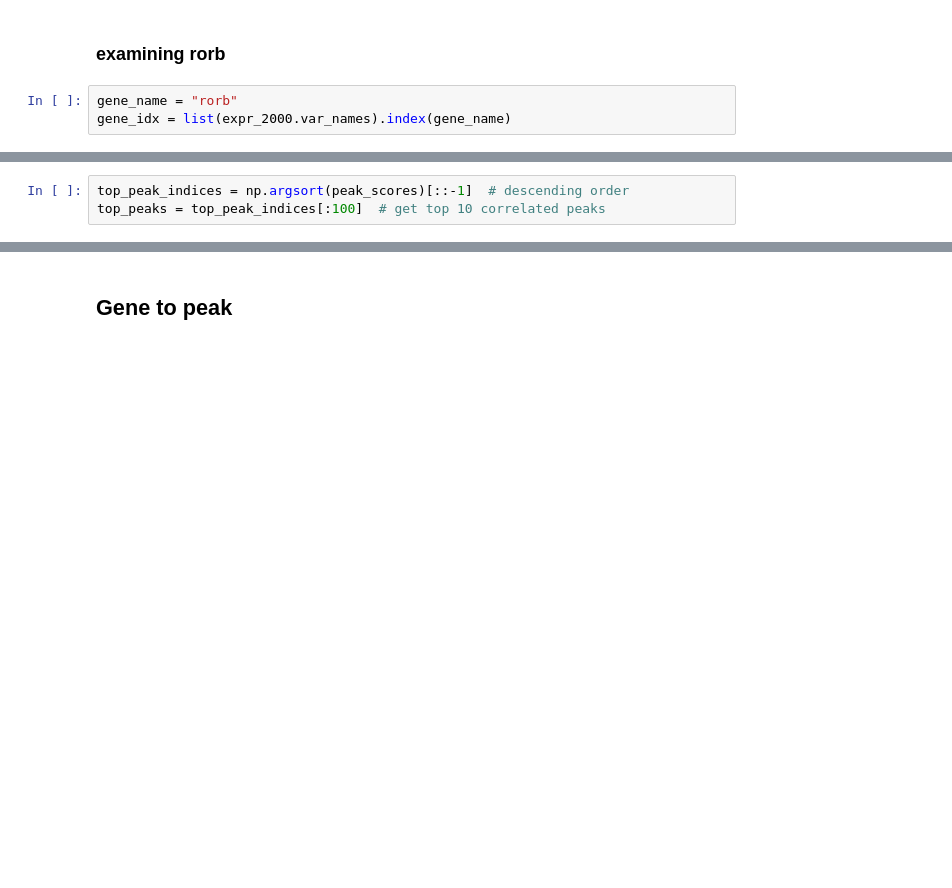
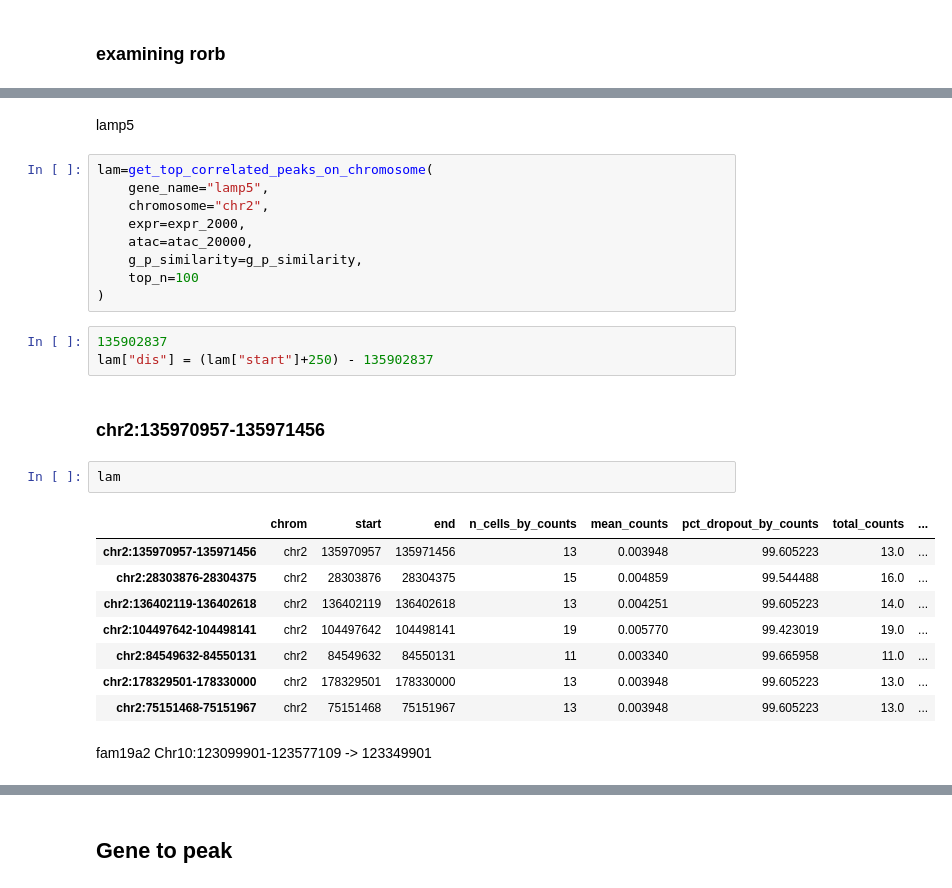
Before and after one commit to l-reich/spatial-chromatin-variability, a Jupyter notebook: src/Descart/Gene-peak_interaction_detection.ipynb, the cells around one changed output, grey strips where cells are left out. Cells and saved outputs as stored; diff of their text form; blank space fills up the shorter version.

```diff
--- a/src/Descart/Gene-peak_interaction_detection.ipynb
+++ b/src/Descart/Gene-peak_interaction_detection.ipynb
@@ -423,6 +400,3 @@ atac_20000[:,19998].var
 | chr6:85906858-85907357 | chr6 | 85906858 | 85907357 | 16 | 0.004859 | 99.514121 | 16.0 | ... |
 # %% [markdown]
 ### examining rorb
-# %%
-gene_name = "rorb"
-gene_idx = list(expr_2000.var_names).index(gene_name)
@@ -431,3 +402,0 @@ peak_scores = g_p_similarity[gene_idx, :]
-# %%
-top_peak_indices = np.argsort(peak_scores)[::-1]  # descending order
-top_peaks = top_peak_indices[:100]  # get top 10 correlated peaks
@@ -519,0 +541,29 @@ array([32094.32136673, 30329.15994038, 30208.41628743, 30089.96306003,
+# %% [markdown]
+lamp5
+# %%
+lam=get_top_correlated_peaks_on_chromosome(
+    gene_name="lamp5",
+    chromosome="chr2",
+    expr=expr_2000,
+    atac=atac_20000,
+    g_p_similarity=g_p_similarity,
+    top_n=100
+)
+# %%
+135902837
+lam["dis"] = (lam["start"]+250) - 135902837
+# %% [markdown]
+### chr2:135970957-135971456
+# %%
+lam
+# %% [output]
+|  | chrom | start | end | n_cells_by_counts | mean_counts | pct_dropout_by_counts | total_counts | ... |
+| chr2:135970957-135971456 | chr2 | 135970957 | 135971456 | 13 | 0.003948 | 99.605223 | 13.0 | ... |
+| chr2:28303876-28304375 | chr2 | 28303876 | 28304375 | 15 | 0.004859 | 99.544488 | 16.0 | ... |
+| chr2:136402119-136402618 | chr2 | 136402119 | 136402618 | 13 | 0.004251 | 99.605223 | 14.0 | ... |
+| chr2:104497642-104498141 | chr2 | 104497642 | 104498141 | 19 | 0.005770 | 99.423019 | 19.0 | ... |
+| chr2:84549632-84550131 | chr2 | 84549632 | 84550131 | 11 | 0.003340 | 99.665958 | 11.0 | ... |
+| chr2:178329501-178330000 | chr2 | 178329501 | 178330000 | 13 | 0.003948 | 99.605223 | 13.0 | ... |
+| chr2:75151468-75151967 | chr2 | 75151468 | 75151967 | 13 | 0.003948 | 99.605223 | 13.0 | ... |
+# %% [markdown]
+fam19a2 Chr10:123099901-123577109 -> 123349901
```
Also changed, not shown: parts of 55 cells of this notebook, 2 other files.
